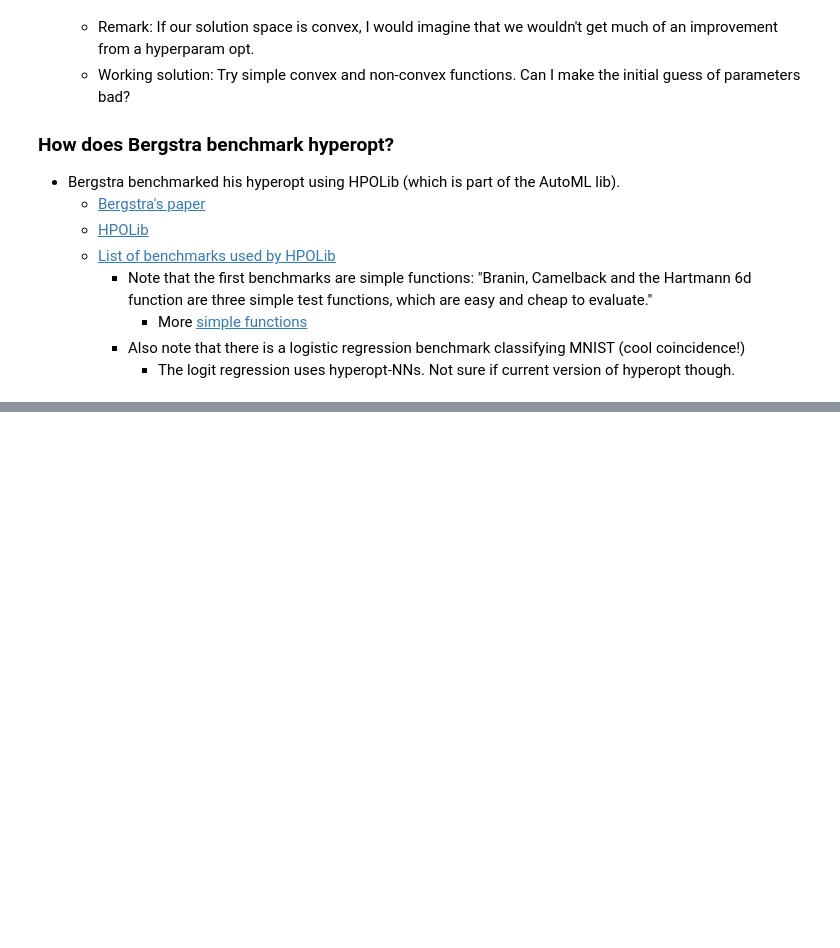
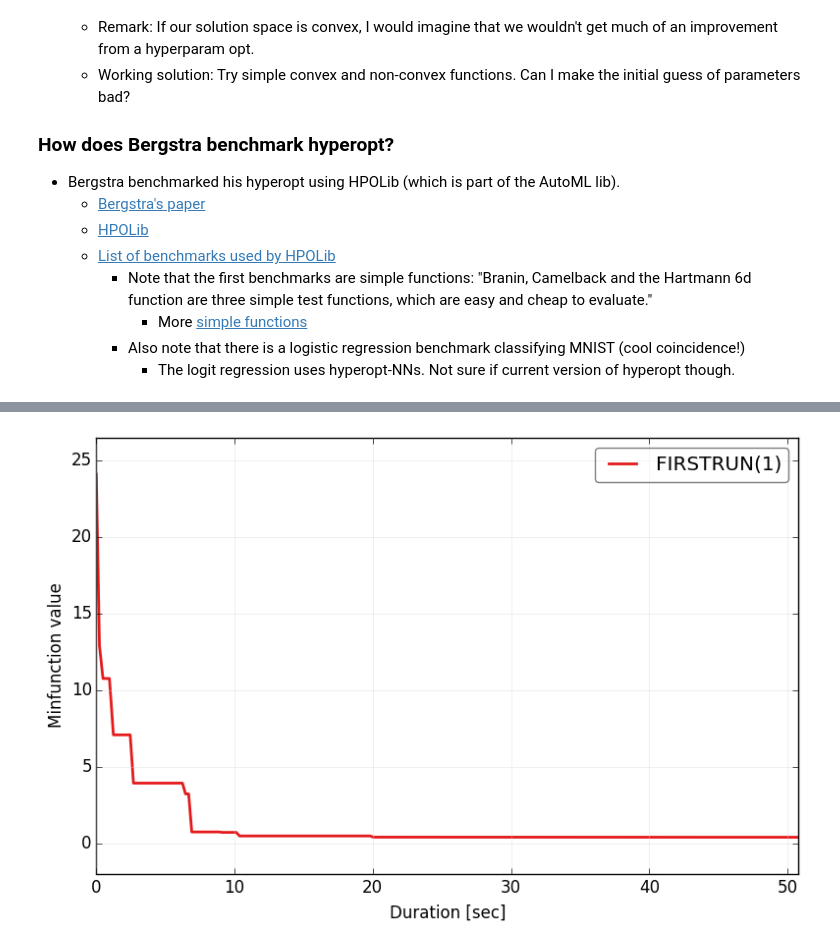
Before and after one commit to HyperParameterOptimization/benchmarks, a Jupyter notebook: notebooks/hyperparam_work_notes.ipynb, the cells around one changed output, grey strips where cells are left out. Saved outputs shown, nothing was run; the diff lists cells and outputs as text; code cells hidden in the pictures; blank space fills up the shorter version.

```diff
--- a/notebooks/hyperparam_work_notes.ipynb
+++ b/notebooks/hyperparam_work_notes.ipynb
@@ -229,0 +263,5 @@ Parameters: {'C': 1, 'intercept_scaling': 0.10000000000000001, 'max_iter': 100,
+# %%
+from IPython.display import Image
+Image(filename='../results/Plots/TraceWithStd_perTime_622.png')
+# %% [output]
+[figure, added]
```
Also changed, not shown: parts of 5 cells of this notebook.
